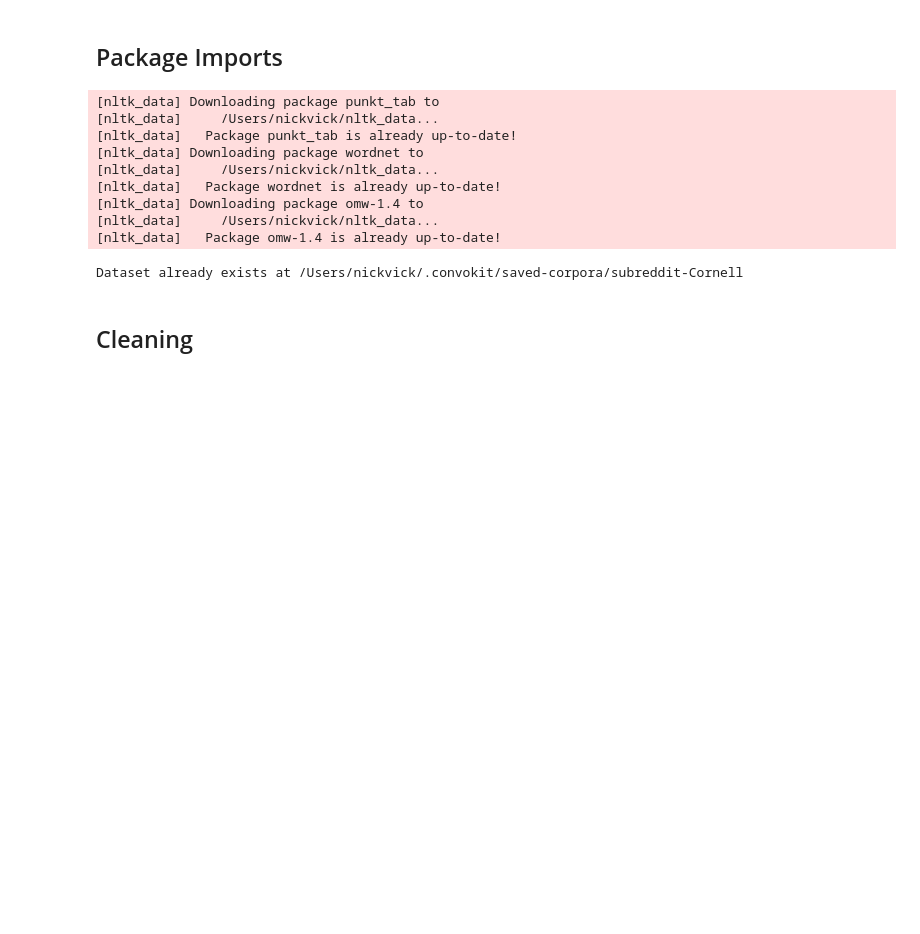
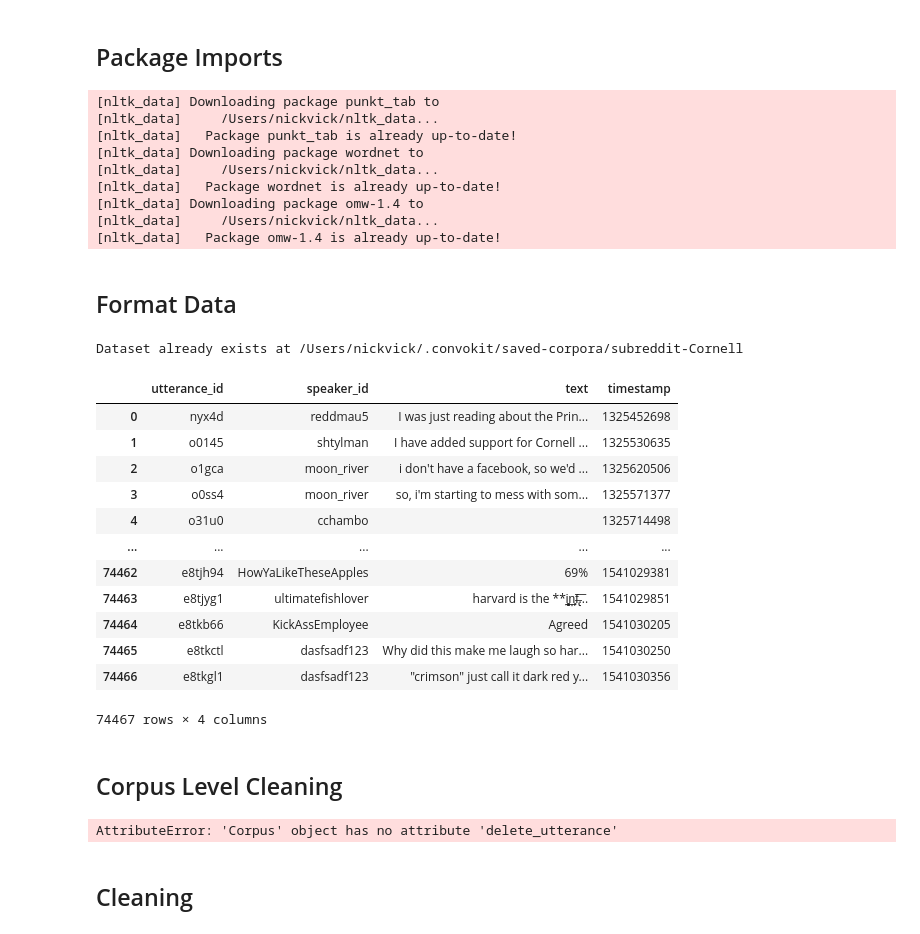
Before and after one commit to nickvick04/ORFE-Thesis, a Jupyter notebook: Exploratory Code/DataCleaningExperiments.ipynb, the cells around one changed output. Cells and saved outputs as stored; diff of their text form; code cells hidden in the pictures; blank space fills up the shorter version.

Commit message:
bot cleaning first attempt

```diff
--- a/Exploratory Code/DataCleaningExperiments.ipynb
+++ b/Exploratory Code/DataCleaningExperiments.ipynb
@@ -35,7 +35,38 @@ from collections import Counter
 [nltk_data] Downloading package omw-1.4 to
 [nltk_data]     /Users/nickvick/nltk_data...
 [nltk_data]   Package omw-1.4 is already up-to-date!
+# %% [markdown]
+## Format Data
 # %%
 corpus = Corpus(filename=download("subreddit-Cornell"))
 # %% [output]
 Dataset already exists at /Users/nickvick/.convokit/saved-corpora/subreddit-Cornell
+# %%
+data = []
+for utt in corpus.iter_utterances():
+    data.append({
+        "utterance_id": utt.id,
+        "speaker_id": utt.speaker.id,
+        "text": utt.text,
+        "timestamp": utt.timestamp
+    })
+
+df2 = pd.DataFrame(data)
+# %%
+df2
+# %% [output]
+|  | utterance_id | speaker_id | text | timestamp |
+| 0 | nyx4d | reddmau5 | I was just reading about the Prin... | 1325452698 |
+| 1 | o0145 | shtylman | I have added support for Cornell ... | 1325530635 |
+| 2 | o1gca | moon_river | i don't have a facebook, so we'd ... | 1325620506 |
+| 3 | o0ss4 | moon_river | so, i'm starting to mess with som... | 1325571377 |
+| 4 | o31u0 | cchambo |  | 1325714498 |
+| ... | ... | ... | ... | ... |
+| 74462 | e8tjh94 | HowYaLikeTheseApples | 69% | 1541029381 |
+| 74463 | e8tjyg1 | ultimatefishlover | harvard is the **i̼͕̻͓̩̘͟n͙̞̙f̶̢͞... | 1541029851 |
+| 74464 | e8tkb66 | KickAssEmployee | Agreed | 1541030205 |
+| 74465 | e8tkctl | dasfsadf123 | Why did this make me laugh so har... | 1541030250 |
+| 74466 | e8tkgl1 | dasfsadf123 | "crimson" just call it dark red y... | 1541030356 |
+74467 rows × 4 columns
+# %% [markdown]
+## Corpus Level Cleaning
@@ -42,3 +94,8 @@ Dataset already exists at /Users/nickvick/.convokit/saved-corpora/subreddit-Corn
+# %%
+filter_deleted_utterances(corpus)
+filter_bot_utterances(corpus)
+# %% [output]
+AttributeError: 'Corpus' object has no attribute 'delete_utterance'
 # %% [markdown]
 ## Cleaning
 # %%
```
Also changed, not shown: parts of 10 cells of this notebook.
